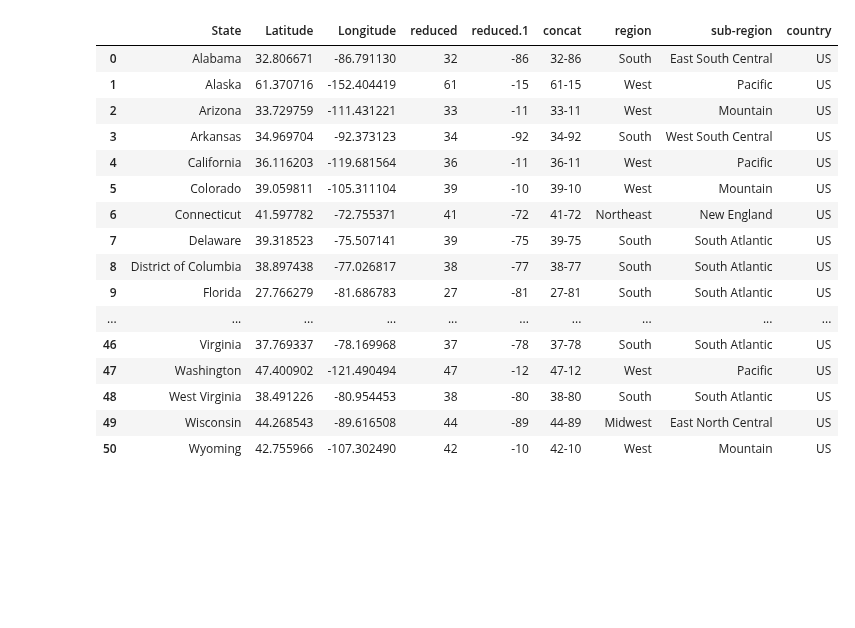
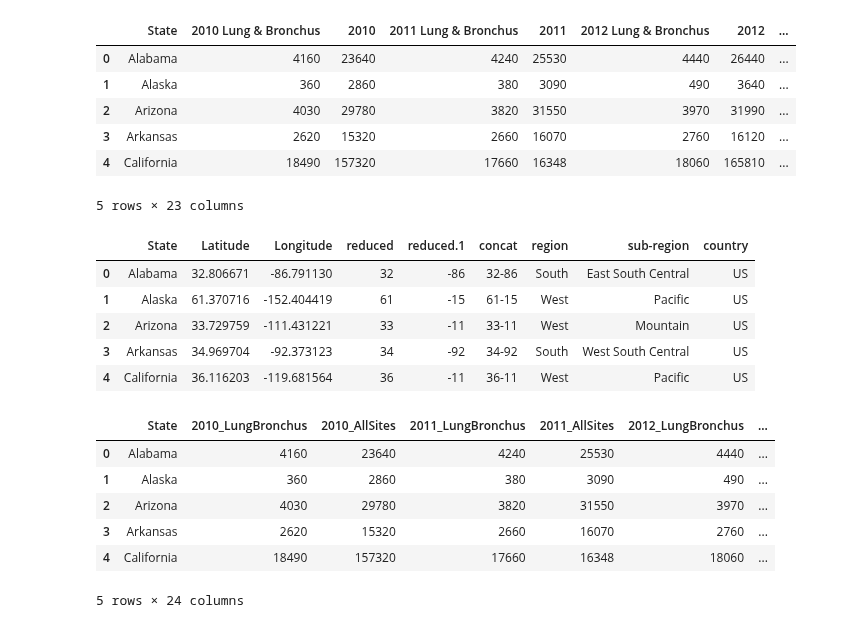
Before and after one commit to fraserclaire/Group3_Project4, a Jupyter notebook: claire/project4_cancerdatacleaning.ipynb, the cells around one changed output. Saved outputs shown, nothing was run; the diff lists cells and outputs as text; code cells hidden in the pictures; blank space fills up the shorter version.

Commit message:
merge weather and cancer data

```diff
--- a/claire/project4_cancerdatacleaning.ipynb
+++ b/claire/project4_cancerdatacleaning.ipynb
@@ -3,27 +3,24 @@ import pandas as pd
 import csv
 # %%
 # Read the cancer dataset
-cancer_data = pd.read_csv(".csv")
-cancer_data
+cancer_data = pd.read_csv("StateCancerData.csv")
+cancer_data.head()
+# %% [output]
+|  | State | 2010 Lung & Bronchus | 2010 | 2011 Lung & Bronchus | 2011 | 2012 Lung & Bronchus | 2012 | ... |
+| 0 | Alabama | 4160 | 23640 | 4240 | 25530 | 4440 | 26440 | ... |
+| 1 | Alaska | 360 | 2860 | 380 | 3090 | 490 | 3640 | ... |
+| 2 | Arizona | 4030 | 29780 | 3820 | 31550 | 3970 | 31990 | ... |
+| 3 | Arkansas | 2620 | 15320 | 2660 | 16070 | 2760 | 16120 | ... |
+| 4 | California | 18490 | 157320 | 17660 | 16348 | 18060 | 165810 | ... |
+5 rows × 23 columns
 # %%
 # Read in the state, region assignment data
 state_region = pd.read_csv("state lat lon.csv")
-state_region
+state_region.head()
 # %% [output]
 |  | State | Latitude | Longitude | reduced | reduced.1 | concat | region | sub-region | country |
 | 0 | Alabama | 32.806671 | -86.791130 | 32 | -86 | 32-86 | South | East South Central | US |
 | 1 | Alaska | 61.370716 | -152.404419 | 61 | -15 | 61-15 | West | Pacific | US |
 | 2 | Arizona | 33.729759 | -111.431221 | 33 | -11 | 33-11 | West | Mountain | US |
 | 3 | Arkansas | 34.969704 | -92.373123 | 34 | -92 | 34-92 | South | West South Central | US |
 | 4 | California | 36.116203 | -119.681564 | 36 | -11 | 36-11 | West | Pacific | US |
-| 5 | Colorado | 39.059811 | -105.311104 | 39 | -10 | 39-10 | West | Mountain | US |
-| 6 | Connecticut | 41.597782 | -72.755371 | 41 | -72 | 41-72 | Northeast | New England | US |
-| 7 | Delaware | 39.318523 | -75.507141 | 39 | -75 | 39-75 | South | South Atlantic | US |
-| 8 | District of Columbia | 38.897438 | -77.026817 | 38 | -77 | 38-77 | South | South Atlantic | US |
-| 9 | Florida | 27.766279 | -81.686783 | 27 | -81 | 27-81 | South | South Atlantic | US |
-| ... | ... | ... | ... | ... | ... | ... | ... | ... | ... |
-| 46 | Virginia | 37.769337 | -78.169968 | 37 | -78 | 37-78 | South | South Atlantic | US |
-| 47 | Washington | 47.400902 | -121.490494 | 47 | -12 | 47-12 | West | Pacific | US |
-| 48 | West Virginia | 38.491226 | -80.954453 | 38 | -80 | 38-80 | South | South Atlantic | US |
-| 49 | Wisconsin | 44.268543 | -89.616508 | 44 | -89 | 44-89 | Midwest | East North Central | US |
-| 50 | Wyoming | 42.755966 | -107.302490 | 42 | -10 | 42-10 | West | Mountain | US |
@@ -35,0 +27,24 @@ cancer_withRegion
+# %%
+# Merge datasets
+cancer_withRegion = pd.merge(cancer_data, state_region[['State', 'sub-region']], on='State', how='right')
+cancer_withRegion
+
+# Rename columns
+new_columns = ['State', '2010_LungBronchus', '2010_AllSites', '2011_LungBronchus', '2011_AllSites',
+               '2012_LungBronchus', '2012_AllSites', '2013_LungBronchus', '2013_AllSites',
+               '2014_LungBronchus', '2014_AllSites', '2015_LungBronchus', '2015_AllSites',
+               '2016_LungBronchus', '2016_AllSites', '2017_LungBronchus', '2017_AllSites',
+               '2018_LungBronchus', '2018_AllSites', '2019_LungBronchus', '2019_AllSites', '2020_LungBronchus', '2020_AllSites', 'sub-region']
+
+# print(cancer_withRegion)
+# print(len(new_columns))
+cancer_withRegion.columns = new_columns
+cancer_withRegion.head()
+# %% [output]
+|  | State | 2010_LungBronchus | 2010_AllSites | 2011_LungBronchus | 2011_AllSites | 2012_LungBronchus | ... |
+| 0 | Alabama | 4160 | 23640 | 4240 | 25530 | 4440 | ... |
+| 1 | Alaska | 360 | 2860 | 380 | 3090 | 490 | ... |
+| 2 | Arizona | 4030 | 29780 | 3820 | 31550 | 3970 | ... |
+| 3 | Arkansas | 2620 | 15320 | 2660 | 16070 | 2760 | ... |
+| 4 | California | 18490 | 157320 | 17660 | 16348 | 18060 | ... |
+5 rows × 24 columns
```
Also changed, not shown: parts of 5 cells of this notebook, 2 other files.
